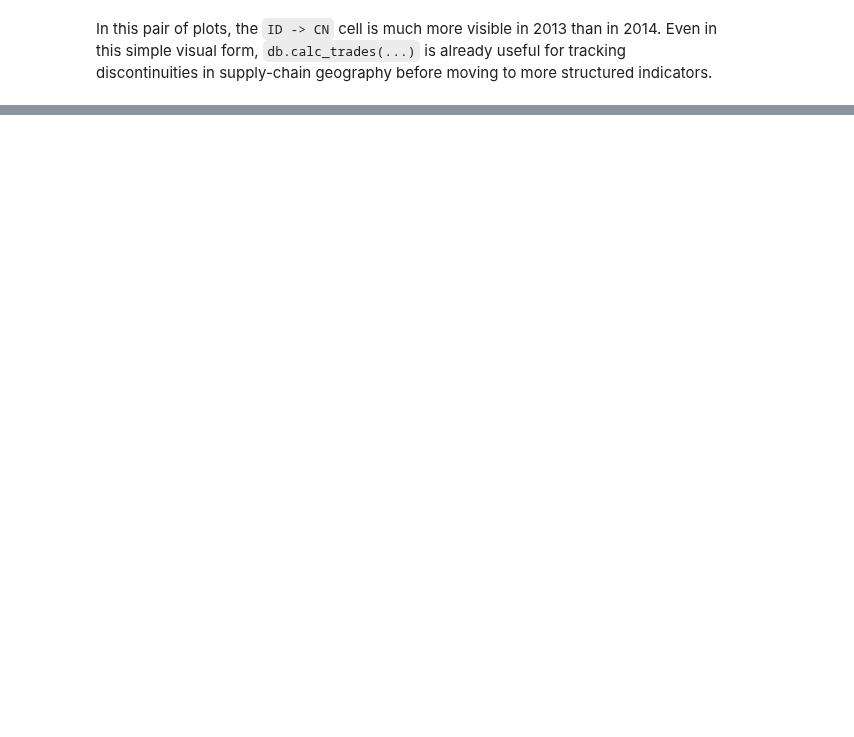
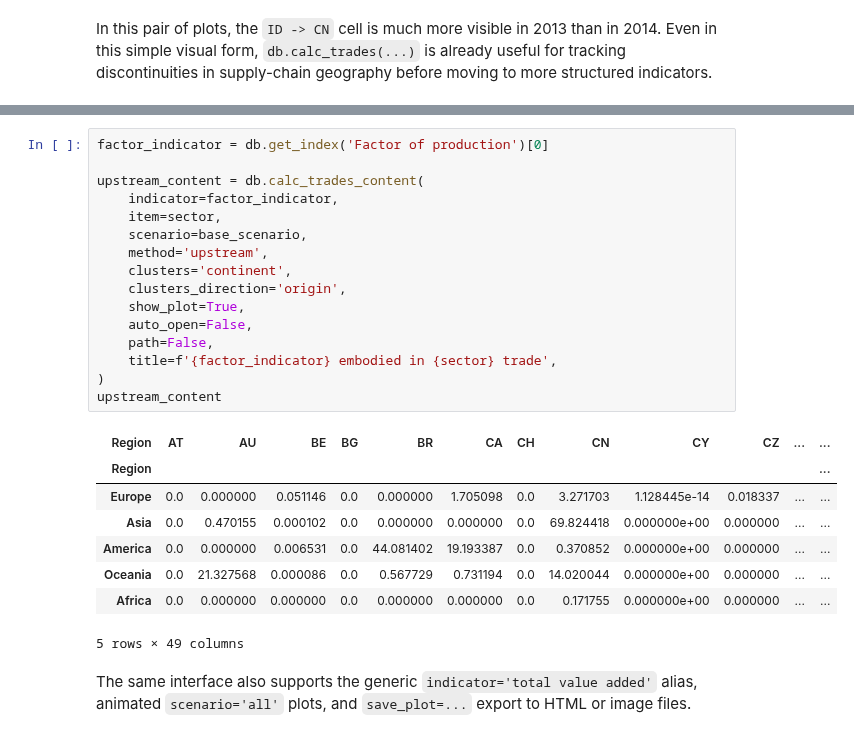
Before and after one commit to it-is-me-mario/MARIO, a Jupyter notebook: doc/source/user_guide/inspection/calculate_trades.ipynb, the cells around one changed output, grey strips where cells are left out. Drawn from its saved outputs; the diff is of its cells as text; blank space fills up the shorter version.

Commit message:
Add trade content plotting and docs

```diff
--- a/doc/source/user_guide/inspection/calculate_trades.ipynb
+++ b/doc/source/user_guide/inspection/calculate_trades.ipynb
@@ -165,0 +172,27 @@ In this pair of plots, the `ID -> CN` cell is much more visible in 2013 than in
+# %%
+factor_indicator = db.get_index('Factor of production')[0]
+
+upstream_content = db.calc_trades_content(
+    indicator=factor_indicator,
+    item=sector,
+    scenario=base_scenario,
+    method='upstream',
+    clusters='continent',
+    clusters_direction='origin',
+    show_plot=True,
+    auto_open=False,
+    path=False,
+    title=f'{factor_indicator} embodied in {sector} trade',
+)
+upstream_content
+# %% [output]
+| Region | AT | AU | BE | BG | BR | CA | CH | CN | CY | CZ | ... | ... |
+| Region |  |  |  |  |  |  |  |  |  |  |  | ... |
+| Europe | 0.0 | 0.000000 | 0.051146 | 0.0 | 0.000000 | 1.705098 | 0.0 | 3.271703 | 1.128445e-14 | 0.018337 | ... | ... |
+| Asia | 0.0 | 0.470155 | 0.000102 | 0.0 | 0.000000 | 0.000000 | 0.0 | 69.824418 | 0.000000e+00 | 0.000000 | ... | ... |
+| America | 0.0 | 0.000000 | 0.006531 | 0.0 | 44.081402 | 19.193387 | 0.0 | 0.370852 | 0.000000e+00 | 0.000000 | ... | ... |
+| Oceania | 0.0 | 21.327568 | 0.000086 | 0.0 | 0.567729 | 0.731194 | 0.0 | 14.020044 | 0.000000e+00 | 0.000000 | ... | ... |
+| Africa | 0.0 | 0.000000 | 0.000000 | 0.0 | 0.000000 | 0.000000 | 0.0 | 0.171755 | 0.000000e+00 | 0.000000 | ... | ... |
+5 rows × 49 columns
+# %% [markdown]
+The same interface also supports the generic `indicator='total value added'` alias, animated `scenario='all'` plots, and `save_plot=...` export to HTML or image files.
```
Also changed, not shown: parts of 9 cells of this notebook, 5 other files.
